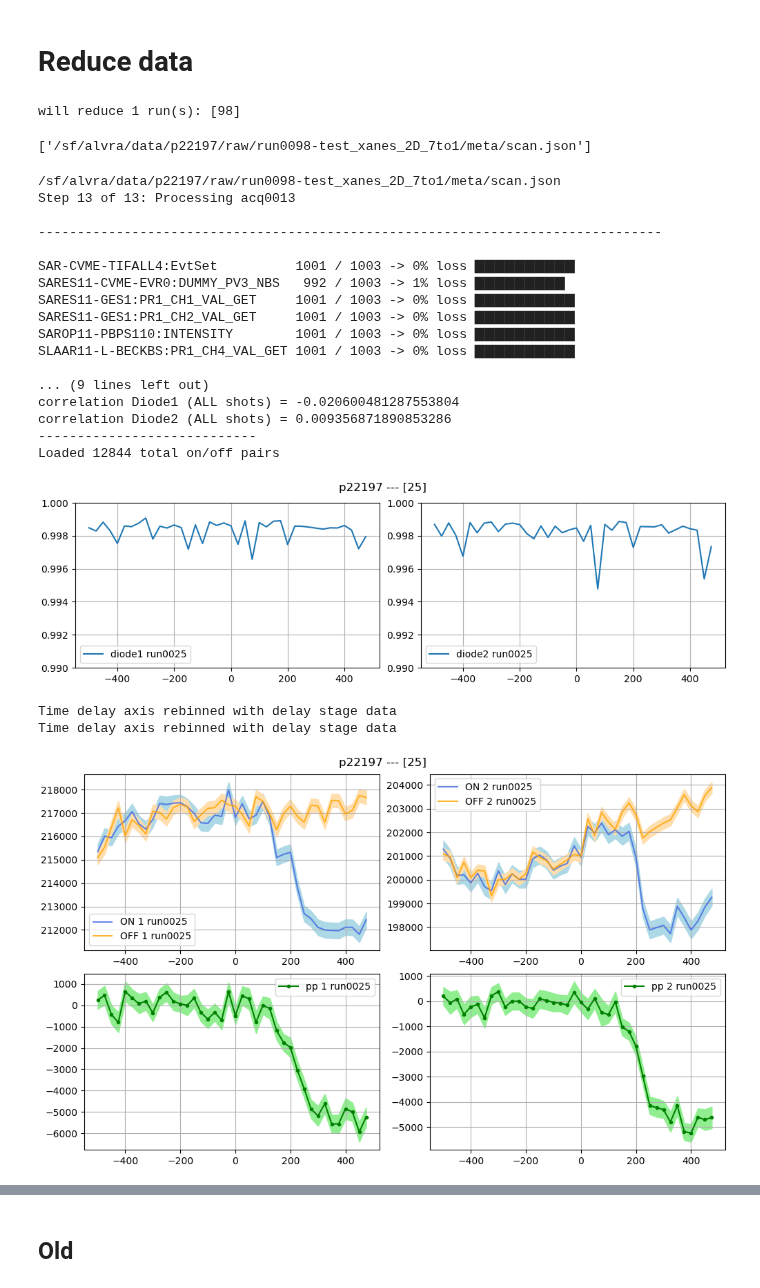
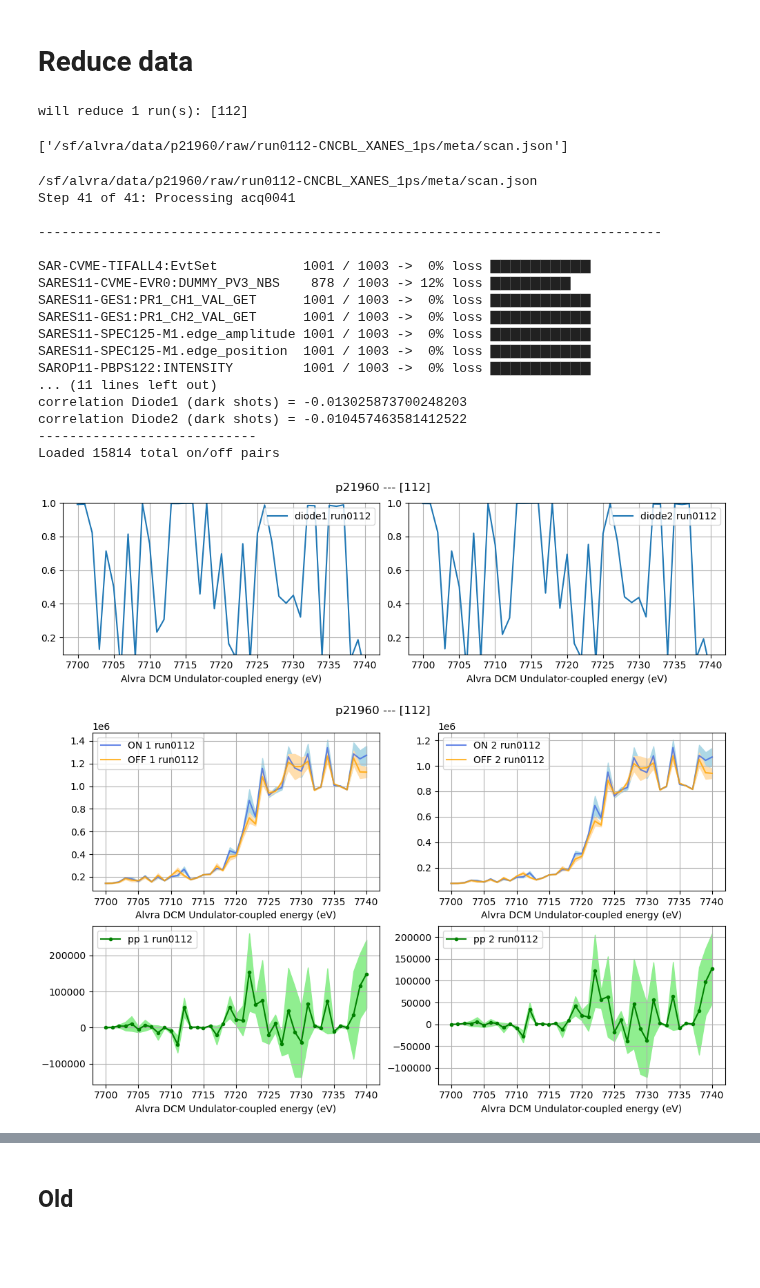
Before and after one commit to paulscherrerinstitute/alvra_beamline_scripts, a Jupyter notebook: Reduce_XANES.ipynb, the cells around one changed output, grey strips where cells are left out. Saved outputs shown, nothing was run; the diff lists cells and outputs as text; code cells hidden in the pictures; blank space fills up the shorter version.

```diff
--- a/Reduce_XANES.ipynb
+++ b/Reduce_XANES.ipynb
@@ -16,10 +16,10 @@ warnings.filterwarnings('ignore')
 # %% [markdown]
 # Reduce data
 # %%
-pgroup = 'p22197'
+pgroup = 'p21960'
 
-#runlist = [68, 71, 70 ,73]
-runlist = [98]
+#runlist = np.arange(63, 73)
+runlist = [112]
 
 ##############################################
 from textwrap import wrap
@@ -28,58 +28,55 @@ jsonlist = []
 for run in runlist:
     jsonfile = ''
     jsonfile = glob.glob('/sf/alvra/data/{}/raw/*{:04d}*/meta/scan.json'.format(pgroup, run))[0]
-    #jsonfile = glob.glob('/sf/alvra/data/{}/work/testdata/*{:04d}*/meta/scan.json'.format(pgroup, run))[0]
     jsonlist.append(jsonfile)
 print ("will reduce {} run(s): {}".format(len(jsonlist), runlist))
 titlestring = pgroup + ' --- ' +str(runlist)
 jsonlist
 # %% [output]
-will reduce 1 run(s): [98]
+will reduce 1 run(s): [112]
-['/sf/alvra/data/p22197/raw/run0098-test_xanes_2D_7to1/meta/scan.json']
+['/sf/alvra/data/p21960/raw/run0112-CNCBL_XANES_1ps/meta/scan.json']
 # %%
 channel_delay_motor = channel_delay_beckhoff
 detector_XAS_1 = channel_diode_1
 detector_XAS_2 = channel_diode_2
-detector_Izero = channel_Izero110
+detector_Izero = channel_Izero122
 
-dir2save = 'test_noPair'
+dir2save = ''
 
 TT = TT_PSEN126
-saveflag = True
+saveflag = False
 
-###########################################################3
-reducedir='/sf/alvra/data/{}/work/Reduced_data/{}/'.format(pgroup, dir2save)
+###########################################################
+reducedir='/sf/alvra/data/{}/work/Reduced_data/{}'.format(pgroup, dir2save)
 
-#pump_1, unpump_1, pump_2, unpump_2, pump_1_raw, unpump_1_raw, pump_2_raw, unpump_2_raw, Izero_pump, Izero_unpump, Delays_stage, arrTimes, Delays_corr, energy, energypad, readbacks, corr1, corr2 = \
-#Reduce_scan_PP(reducedir, saveflag, jsonlist, TT, channel_delay_motor, detector_XAS_1, detector_XAS_2, detector_Izero)
+pump_1, unpump_1, pump_2, unpump_2, pump_1_raw, unpump_1_raw, pump_2_raw, unpump_2_raw, Izero_pump, Izero_unpump, Delays_stage, arrTimes, Delays_corr, energy, energypad, readbacks, corr1, corr2 = \
+Reduce_scan_PP(reducedir, saveflag, jsonlist, TT, channel_delay_motor, detector_XAS_1, detector_XAS_2, detector_Izero)
 
-pump_1, pump_2, pump_1_raw, pump_2_raw, Izero_pump, Delays_stage, arrTimes, Delays_corr, energy, energypad, readbacks, corr1, corr2, lights, darks = \
-Reduce_scan_PP_noPair(reducedir, saveflag, jsonlist, TT, channel_delay_motor, detector_XAS_1, detector_XAS_2, detector_Izero)
+#pump_1, pump_2, pump_1_raw, pump_2_raw, Izero_pump, Delays_stage, arrTimes, Delays_corr, energy, energypad, readbacks, corr1, corr2, lights, darks = \
+#Reduce_scan_PP_noPair(reducedir, saveflag, jsonlist, TT, channel_delay_motor, detector_XAS_1, detector_XAS_2, detector_Izero)
 # %% [output]
-/sf/alvra/data/p22197/raw/run0098-test_xanes_2D_7to1/meta/scan.json
-Step 13 of 13: Processing acq0013
+/sf/alvra/data/p21960/raw/run0112-CNCBL_XANES_1ps/meta/scan.json
+Step 41 of 41: Processing acq0041
 
 --------------------------------------------------------------------------------
 
-SAR-CVME-TIFALL4:EvtSet          1001 / 1003 -> 0% loss ▇▇▇▇▇▇▇▇▇▇
-SARES11-CVME-EVR0:DUMMY_PV3_NBS   992 / 1003 -> 1% loss ▇▇▇▇▇▇▇▇▇
-SARES11-GES1:PR1_CH1_VAL_GET     1001 / 1003 -> 0% loss ▇▇▇▇▇▇▇▇▇▇
-SARES11-GES1:PR1_CH2_VAL_GET     1001 / 1003 -> 0% loss ▇▇▇▇▇▇▇▇▇▇
-SAROP11-PBPS110:INTENSITY        1001 / 1003 -> 0% loss ▇▇▇▇▇▇▇▇▇▇
-SLAAR11-L-BECKBS:PR1_CH4_VAL_GET 1001 / 1003 -> 0% loss ▇▇▇▇▇▇▇▇▇▇
-
-... (9 lines left out)
-correlation Diode1 (ALL shots) = -0.020600481287553804
-correlation Diode2 (ALL shots) = 0.009356871890853286
+SAR-CVME-TIFALL4:EvtSet           1001 / 1003 ->  0% loss ▇▇▇▇▇▇▇▇▇▇
+SARES11-CVME-EVR0:DUMMY_PV3_NBS    878 / 1003 -> 12% loss ▇▇▇▇▇▇▇▇
+SARES11-GES1:PR1_CH1_VAL_GET      1001 / 1003 ->  0% loss ▇▇▇▇▇▇▇▇▇▇
+SARES11-GES1:PR1_CH2_VAL_GET      1001 / 1003 ->  0% loss ▇▇▇▇▇▇▇▇▇▇
+SARES11-SPEC125-M1.edge_amplitude 1001 / 1003 ->  0% loss ▇▇▇▇▇▇▇▇▇▇
+SARES11-SPEC125-M1.edge_position  1001 / 1003 ->  0% loss ▇▇▇▇▇▇▇▇▇▇
+SAROP11-PBPS122:INTENSITY         1001 / 1003 ->  0% loss ▇▇▇▇▇▇▇▇▇▇
+... (11 lines left out)
+correlation Diode1 (dark shots) = -0.013025873700248203
+correlation Diode2 (dark shots) = -0.010457463581412522
 ----------------------------
-Loaded 12844 total on/off pairs
+Loaded 15814 total on/off pairs
 # %%
-Plot_correlations_scan(pgroup, reducedir, runlist, timescan=True, lowlim = 0.99)
+Plot_correlations_scan(pgroup, reducedir, runlist, timescan=False, lowlim = 0.10)  #This plots ALL the runs of runlisT
 # %% [output]
-[figure, old version]
+[figure, new version]
 # %%
-Plot_scan_2diodes_noPair(pgroup, reducedir, runlist, timescan=True, threshold=0.05)
+Plot_scan_2diodes(pgroup, reducedir, runlist, timescan=False)  ## this plots only the LAST run of runlist
 # %% [output]
-Time delay axis rebinned with delay stage data
-Time delay axis rebinned with delay stage data
-[figure, old version]
+[figure, new version]
```
Also changed, not shown: parts of 12 cells of this notebook, 5 other files.
